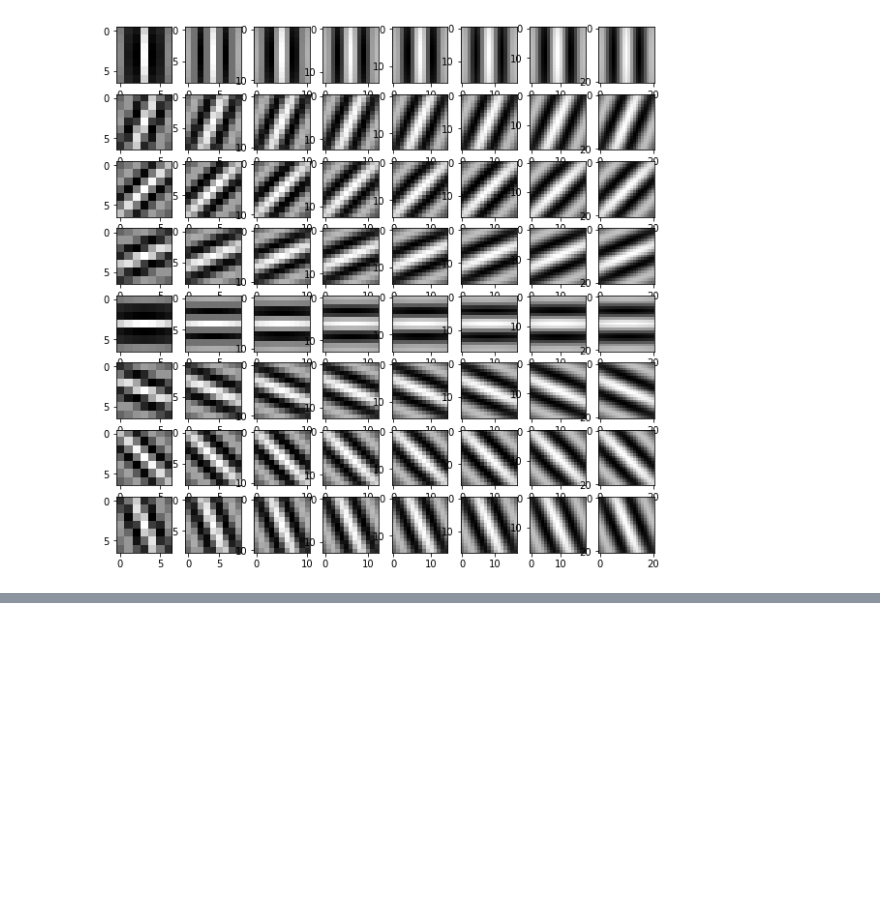
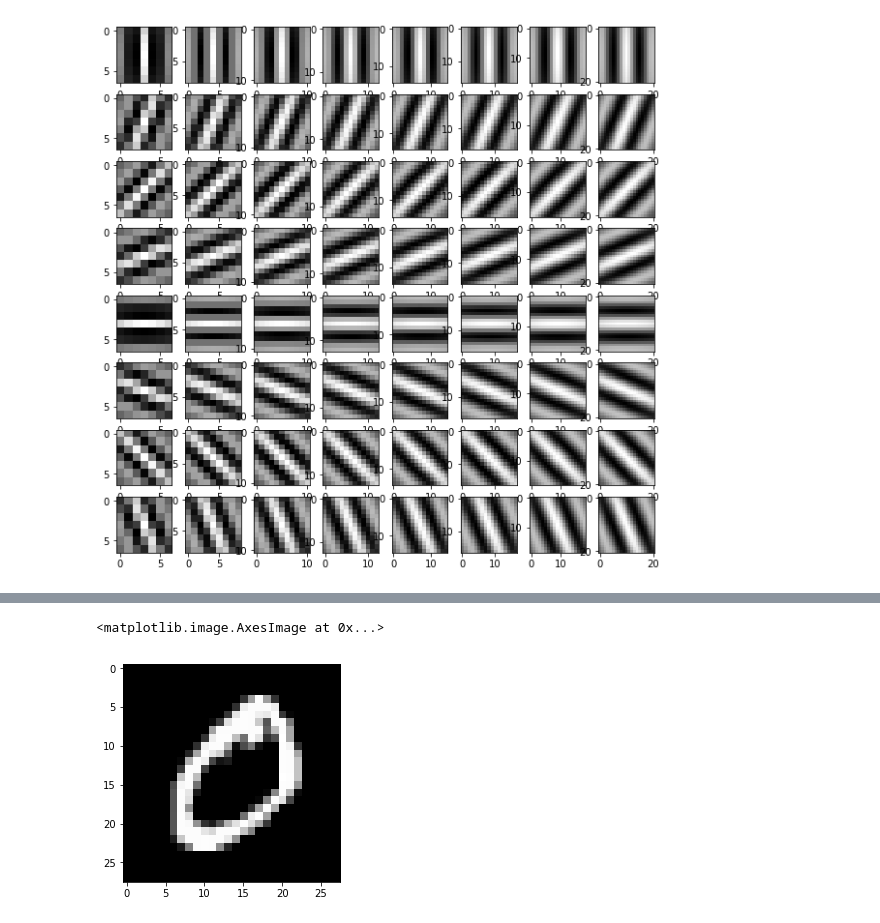
Before and after one commit to Connorshen/CPL, a Jupyter notebook: python/cluster/gabor_process.ipynb, the cells around one changed output, grey strips where cells are left out. Drawn from its saved outputs; the diff is of its cells as text; code cells hidden in the pictures; blank space fills up the shorter version.

```diff
--- a/python/cluster/gabor_process.ipynb
+++ b/python/cluster/gabor_process.ipynb
@@ -26,0 +39,4 @@ for r_i in range(8):
+# %%
+train_data = pd.read_csv("../data/train_data.csv", dtype=np.uint8)
+train_images = train_data.drop("target",axis = 1)
+train_images.head()
@@ -26,0 +51,6 @@ for r_i in range(8):
+# %%
+image = train_images.loc[1].values.reshape(28,28)
+plt.imshow(image, cmap='gray')
+# %% [output]
+<matplotlib.image.AxesImage at 0x...>
+[figure, added]
```
Also changed, not shown: parts of 8 cells of this notebook, 2 other files.
